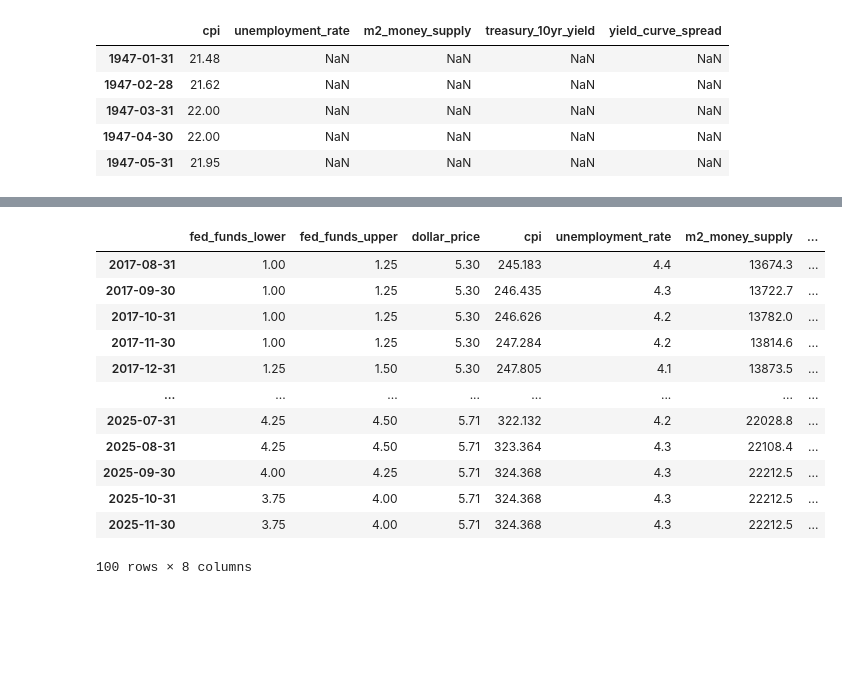
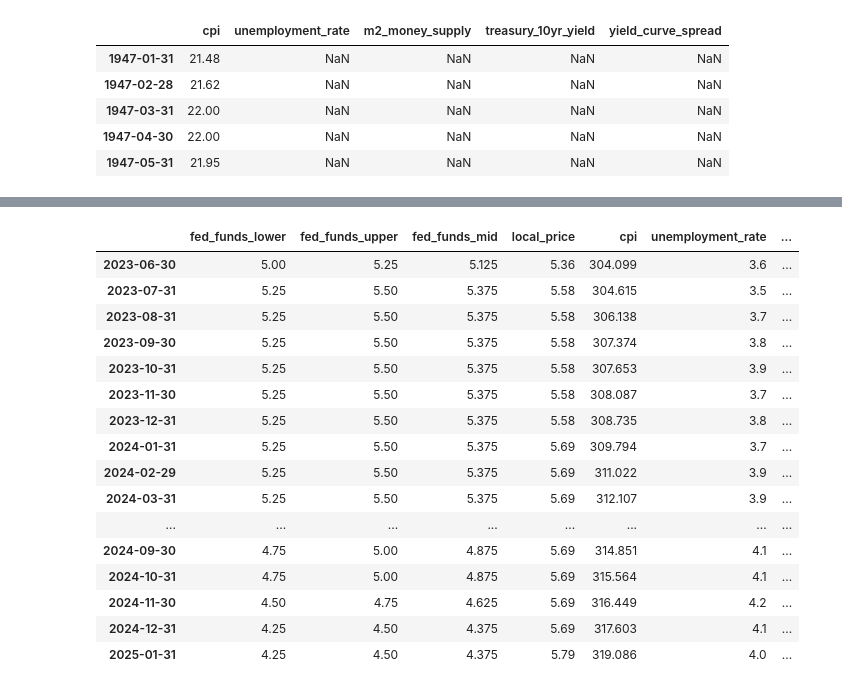
Before and after one commit to carsonschmidty/Interest-Rate-Prediction, a Jupyter notebook: 01_Data_Collection.ipynb, the cells around one changed output, grey strips where cells are left out. Saved outputs shown, nothing was run; the diff lists cells and outputs as text; code cells hidden in the pictures; blank space fills up the shorter version.

```diff
--- a/01_Data_Collection.ipynb
+++ b/01_Data_Collection.ipynb
@@ -33,13 +33,13 @@ print("FRED API connected.")
 # %% [output]
 FRED API connected.
 # %%
-bigmac_path = "data/raw/big-mac-index.csv"
+bigmac_path = "data/raw/big-mac-source-data.csv"
 bigmac = pd.read_csv(bigmac_path)
 print("Big Mac Index loaded. Rows:", len(bigmac))
 
 bigmac_us = bigmac[bigmac['iso_a3'] == 'USA'].copy()
-bigmac_us = bigmac_us[['date', 'dollar_price']]
+bigmac_us = bigmac_us[['date', 'local_price']]
 bigmac_us['date'] = pd.to_datetime(bigmac_us['date'])
 bigmac_us = bigmac_us.set_index('date').resample("ME").ffill()
-bigmac_us.tail()
+bigmac_us.head(100)
 # %% [output]
@@ -103,34 +195,47 @@ fred_combined.head()
 # %%
-frames = [ffr, bigmac_us, fred_combined]
+# Align all datasets to Big Mac Index availability
 
-target_start = ffr.dropna().index.min()
-full_index = pd.date_range(start=target_start, end=max(
-    bigmac_us.index.max(),
-    fred_combined.index.max()
-), freq="ME")
-ffr = ffr.reindex(full_index)
+# 1. Big Mac determines the earliest valid date
+bigmac_start = bigmac_us.dropna().index.min()
+
+# 2. Full monthly index from Big Mac start → most recent data available
+full_index = pd.date_range(
+    start=bigmac_start,
+    end=bigmac_us.index.max(),
+    freq="ME"
+)
+
+# 3. Reindex all datasets to this unified timeline
+ffr = ffr_full.reindex(full_index)
 bigmac_us = bigmac_us.reindex(full_index)
 fred_combined = fred_combined.reindex(full_index)
-bigmac_us = bigmac_us.ffill()
+
+# 4. Forward-fill everything except Big Mac (already correct frequency)
+ffr = ffr.ffill()
 fred_combined = fred_combined.ffill()
+
+# 5. Final unified dataset
 combined = pd.concat([ffr, bigmac_us, fred_combined], axis=1)
-
 combined = combined.sort_index()
-combined.tail(100)
+combined.tail(20)
 # %% [output]
-|  | fed_funds_lower | fed_funds_upper | dollar_price | cpi | unemployment_rate | m2_money_supply | ... |
-| 2017-08-31 | 1.00 | 1.25 | 5.30 | 245.183 | 4.4 | 13674.3 | ... |
-| 2017-09-30 | 1.00 | 1.25 | 5.30 | 246.435 | 4.3 | 13722.7 | ... |
-| 2017-10-31 | 1.00 | 1.25 | 5.30 | 246.626 | 4.2 | 13782.0 | ... |
-| 2017-11-30 | 1.00 | 1.25 | 5.30 | 247.284 | 4.2 | 13814.6 | ... |
-| 2017-12-31 | 1.25 | 1.50 | 5.30 | 247.805 | 4.1 | 13873.5 | ... |
+|  | fed_funds_lower | fed_funds_upper | fed_funds_mid | local_price | cpi | unemployment_rate | ... |
+| 2023-06-30 | 5.00 | 5.25 | 5.125 | 5.36 | 304.099 | 3.6 | ... |
+| 2023-07-31 | 5.25 | 5.50 | 5.375 | 5.58 | 304.615 | 3.5 | ... |
+| 2023-08-31 | 5.25 | 5.50 | 5.375 | 5.58 | 306.138 | 3.7 | ... |
+| 2023-09-30 | 5.25 | 5.50 | 5.375 | 5.58 | 307.374 | 3.8 | ... |
+| 2023-10-31 | 5.25 | 5.50 | 5.375 | 5.58 | 307.653 | 3.9 | ... |
+| 2023-11-30 | 5.25 | 5.50 | 5.375 | 5.58 | 308.087 | 3.7 | ... |
+| 2023-12-31 | 5.25 | 5.50 | 5.375 | 5.58 | 308.735 | 3.8 | ... |
+| 2024-01-31 | 5.25 | 5.50 | 5.375 | 5.69 | 309.794 | 3.7 | ... |
+| 2024-02-29 | 5.25 | 5.50 | 5.375 | 5.69 | 311.022 | 3.9 | ... |
+| 2024-03-31 | 5.25 | 5.50 | 5.375 | 5.69 | 312.107 | 3.9 | ... |
 | ... | ... | ... | ... | ... | ... | ... | ... |
-| 2025-07-31 | 4.25 | 4.50 | 5.71 | 322.132 | 4.2 | 22028.8 | ... |
-| 2025-08-31 | 4.25 | 4.50 | 5.71 | 323.364 | 4.3 | 22108.4 | ... |
-| 2025-09-30 | 4.00 | 4.25 | 5.71 | 324.368 | 4.3 | 22212.5 | ... |
-| 2025-10-31 | 3.75 | 4.00 | 5.71 | 324.368 | 4.3 | 22212.5 | ... |
-| 2025-11-30 | 3.75 | 4.00 | 5.71 | 324.368 | 4.3 | 22212.5 | ... |
+| 2024-09-30 | 4.75 | 5.00 | 4.875 | 5.69 | 314.851 | 4.1 | ... |
+| 2024-10-31 | 4.75 | 5.00 | 4.875 | 5.69 | 315.564 | 4.1 | ... |
+| 2024-11-30 | 4.50 | 4.75 | 4.625 | 5.69 | 316.449 | 4.2 | ... |
+| 2024-12-31 | 4.25 | 4.50 | 4.375 | 5.69 | 317.603 | 4.1 | ... |
+| 2025-01-31 | 4.25 | 4.50 | 4.375 | 5.79 | 319.086 | 4.0 | ... |
-100 rows × 8 columns
 # %%
 missing_report = combined.isna().sum()
 missing_report
```
Also changed, not shown: parts of 5 cells of this notebook, 4 other files.
